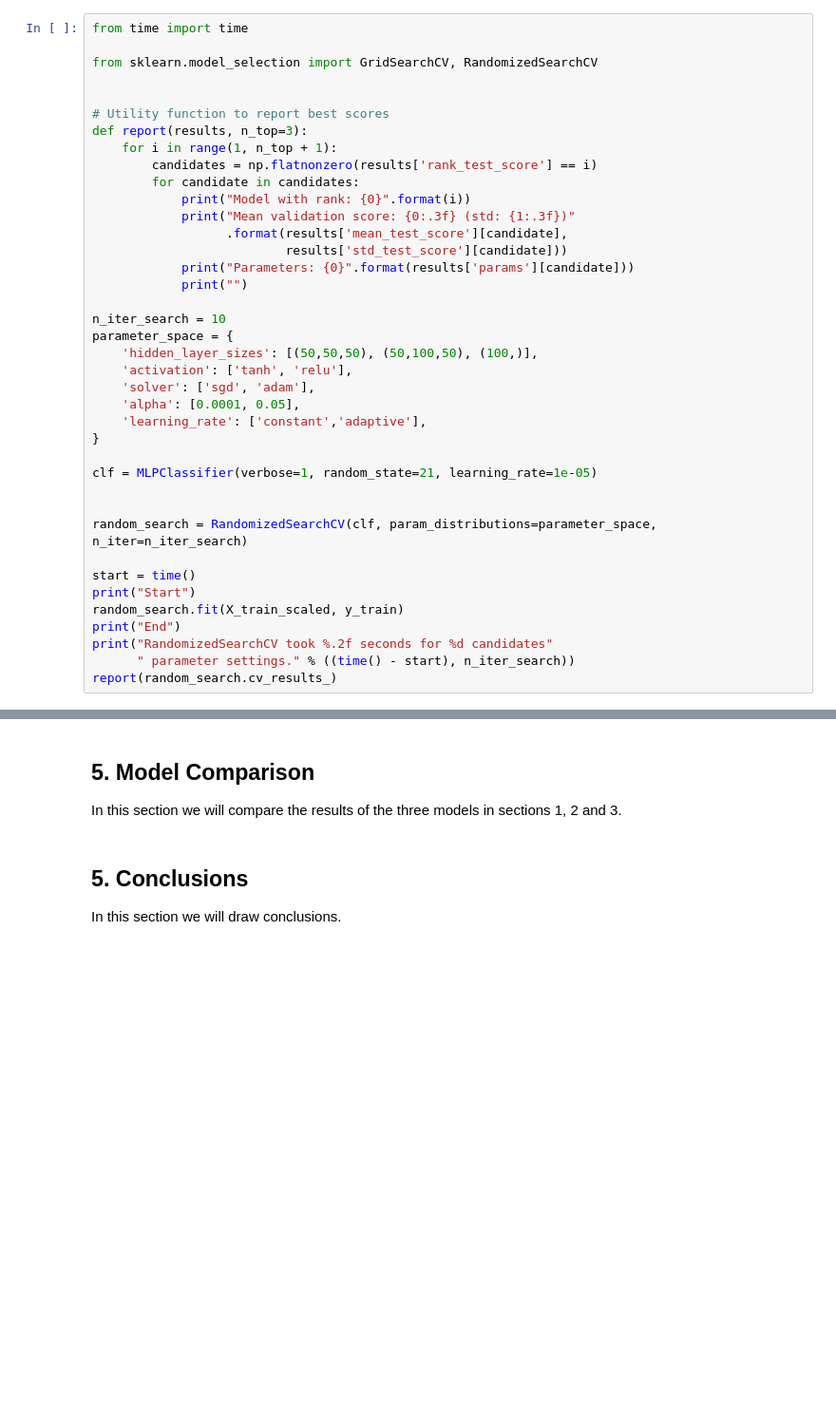
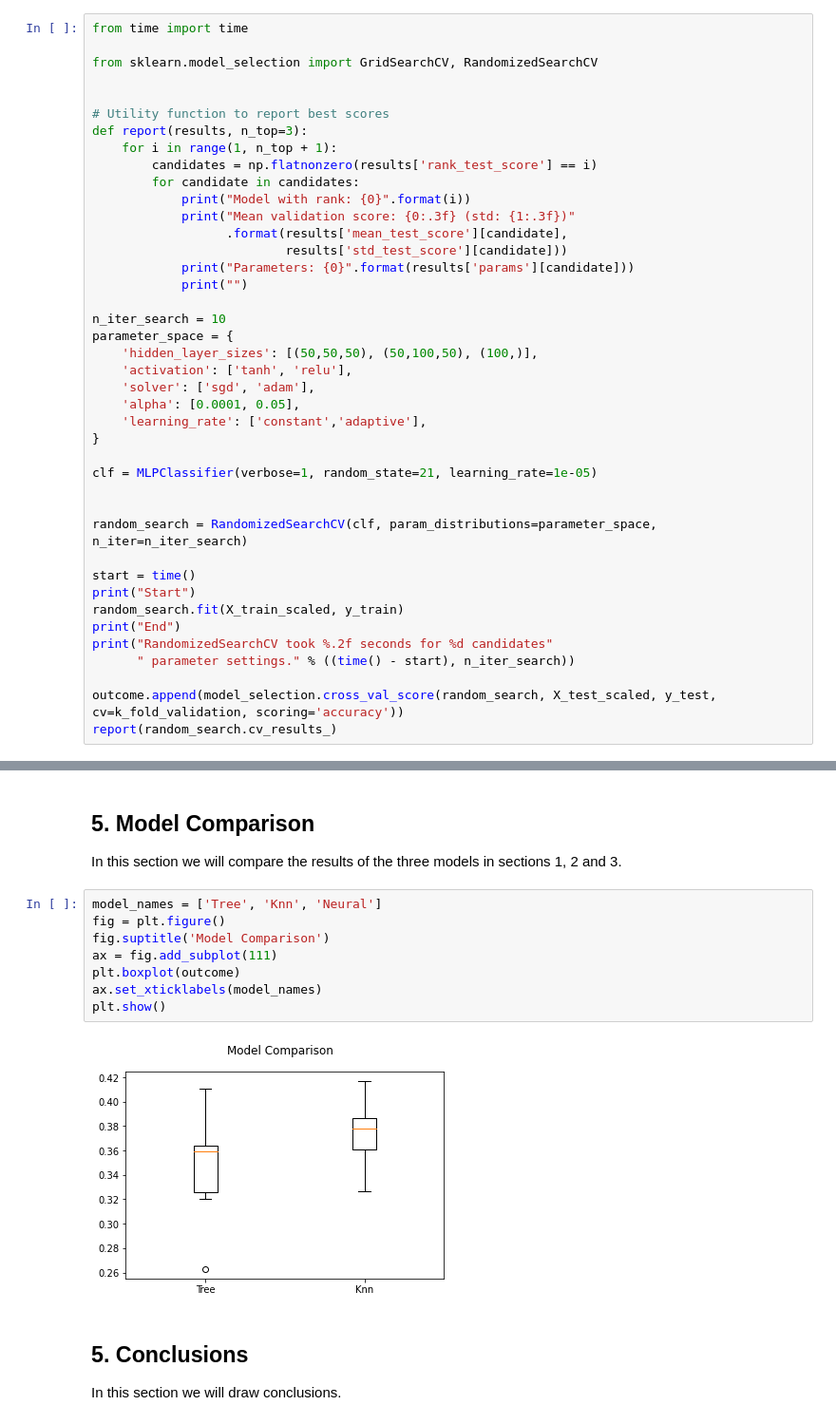
Before and after one commit to j-vm/FEUP_IART_2020, a Jupyter notebook: Assigment2/IART-MachineLearning.ipynb, the cells around one changed output, grey strips where cells are left out. Shown at 95% size. Cells and saved outputs as stored; diff of their text form; blank space fills up the shorter version.

Commit message:
comparison

```diff
--- a/Assigment2/IART-MachineLearning.ipynb
+++ b/Assigment2/IART-MachineLearning.ipynb
@@ -360,4 +374,6 @@ random_search.fit(X_train_scaled, y_train)
 print("End")
 print("RandomizedSearchCV took %.2f seconds for %d candidates"
       " parameter settings." % ((time() - start), n_iter_search))
+
+outcome.append(model_selection.cross_val_score(random_search, X_test_scaled, y_test, cv=k_fold_validation, scoring='accuracy'))
 report(random_search.cv_results_)
@@ -374,6 +403,16 @@ NameError: name 'accuracy_score' is not defined
 # %% [markdown]
 ## 5. Model Comparison
 In this section we will compare the results of the three models in sections 1, 2 and 3.
+# %%
+model_names = ['Tree', 'Knn', 'Neural']
+fig = plt.figure()
+fig.suptitle('Model Comparison')
+ax = fig.add_subplot(111)
+plt.boxplot(outcome)
+ax.set_xticklabels(model_names)
+plt.show()
+# %% [output]
+[figure, added]
 # %% [markdown]
 ## 5. Conclusions
 In this section we will draw conclusions.
```
Also changed, not shown: parts of 14 cells of this notebook.
